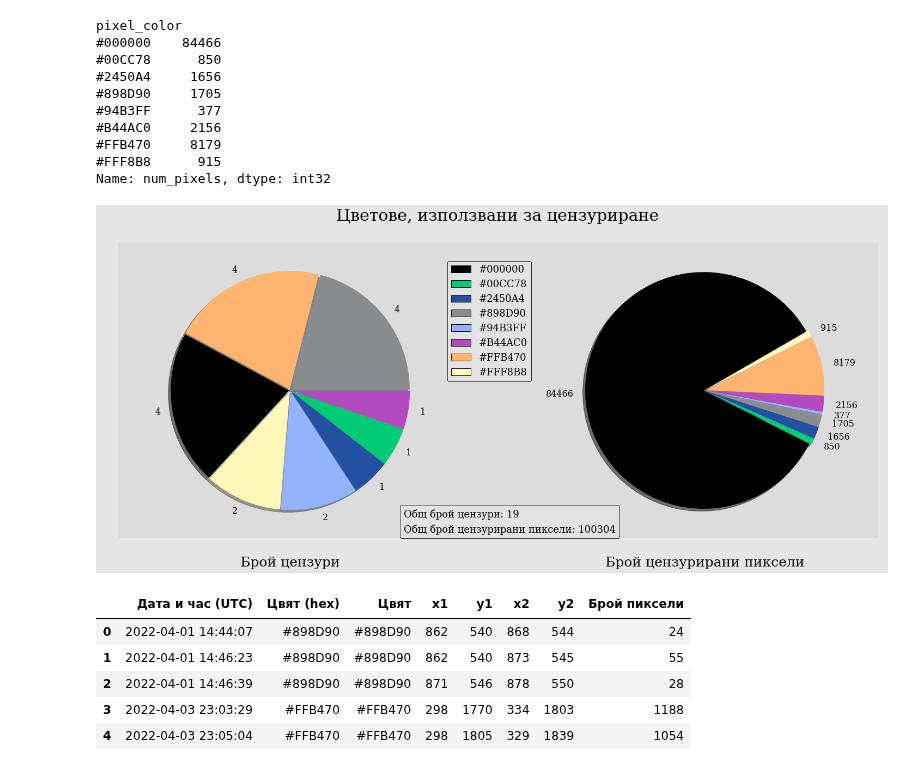
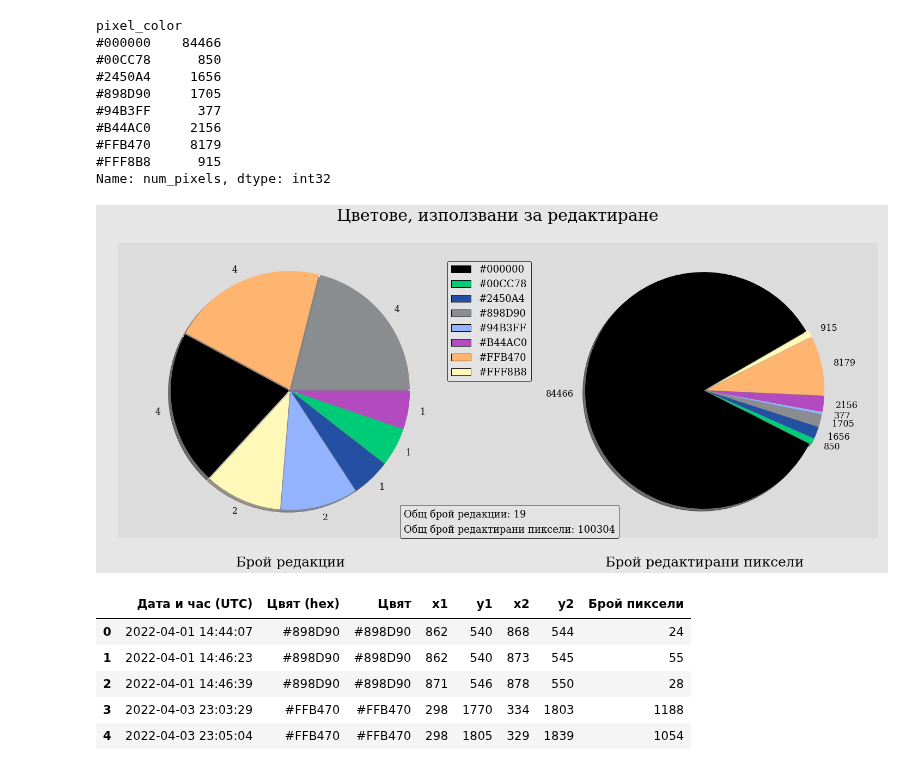
Before and after one commit to Denis-Iv/Analyzing-Social-Experiment, a Jupyter notebook: visualize_data.ipynb, the cells around one changed output. Drawn from its saved outputs; the diff is of its cells as text; code cells hidden in the pictures.

Commit message:
Changed labels for pie charts

```diff
--- a/visualize_data.ipynb
+++ b/visualize_data.ipynb
@@ -342,7 +342,7 @@ ax.spines['right'].set_color('none')
 ax.tick_params(labelcolor='#E6E6E6', top=False, bottom=False, left=False, right=False)
 ax.grid(False)
 
-ax.set_title('Цветове, използвани за цензуриране')
+ax.set_title('Цветове, използвани за редактиране')
 
 color_pie = []
 for color_num in moderated_count.iteritems():
@@ -352,37 +352,37 @@ labels_pie = []
 for count in moderated_count.iteritems():
     labels_pie.append(count[1])
 
 explode_pie = [0.01, 0.01, 0.01, 0.01, 0.01, 0.01, 0.01, 0.01]
 
 moderated_count.plot(kind='pie', colors=color_pie, labels=labels_pie, explode=explode_pie, ax=ax1, shadow=True)
 
-ax1.set_xlabel('Брой цензури')
+ax1.set_xlabel('Брой редакции')
 ax1.set_ylabel('')
 
 color_pie = []
 for color_num in num_moderated_pixels.iteritems():
     color_pie.append(color_num[0])
 
 labels_pie = []
 for count in num_moderated_pixels.iteritems():
     labels_pie.append(count[1])
 
 num_moderated_pixels.plot(kind='pie', colors=color_pie, labels=labels_pie, explode=explode_pie, ax=ax2, startangle=30, shadow=True)
 
-ax2.set_xlabel('Брой цензурирани пиксели')
+ax2.set_xlabel('Брой редактирани пиксели')
 ax2.set_ylabel('')
 
 leg = ax1.legend(labels=color_pie, loc=(1.03,0.53), prop={'size' : 18}, facecolor='#E6E6E6', edgecolor='black')
 for i in range(0,len(color_pie)):
     leg.legendHandles[i].set_color(color_pie[i])
     leg.legendHandles[i].set_edgecolor('black')
 
-custom_text = [f'Общ брой цензури: {moderated_count.sum()}', f'Общ брой цензурирани пиксели: {num_moderated_pixels.sum()}']
+custom_text = [f'Общ брой редакции: {moderated_count.sum()}', f'Общ брой редактирани пиксели: {num_moderated_pixels.sum()}']
 custom_label = ax2.legend(labels=custom_text, loc=(-0.53,0), handlelength=0, handletextpad=0, fancybox=True, prop=dict(size=18), facecolor='#E6E6E6', edgecolor='black')
 for item in custom_label.legendHandles:
     item.set_visible(False)
 # %% [output]
-[figure, old version]
+[figure, new version]
 # %%
 if SAVE_FILES:
     now = datetime.now().strftime('%d%H%M')
```
